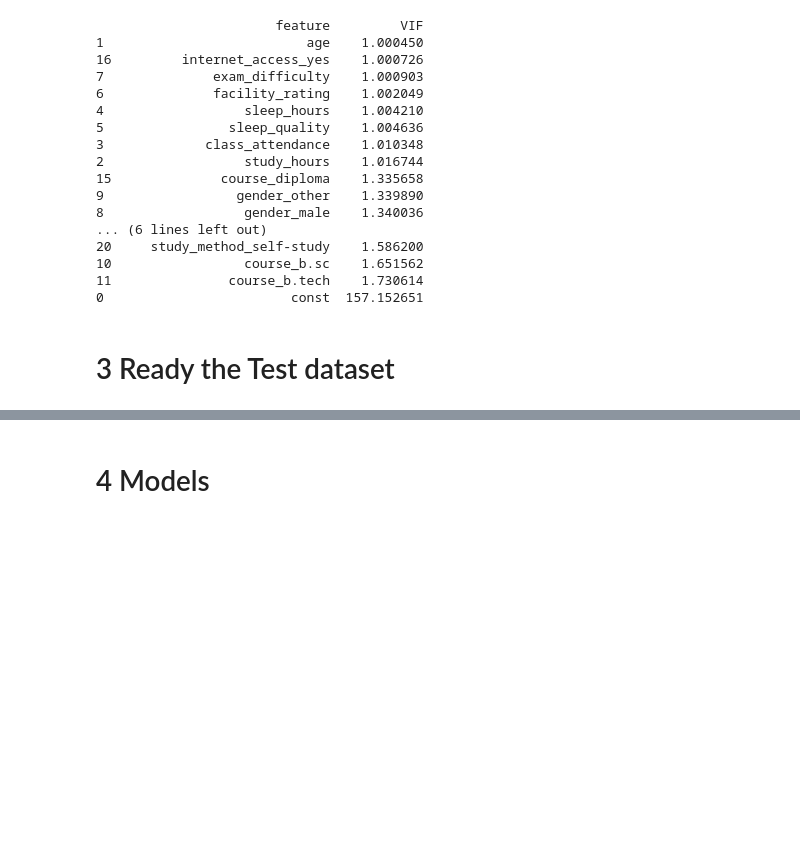
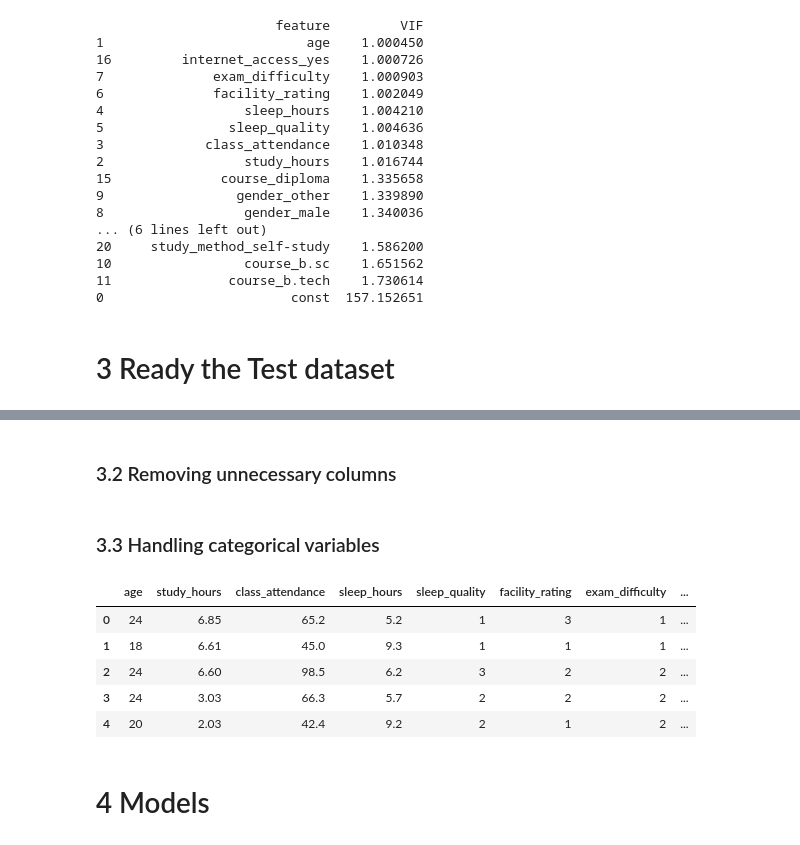
Before and after one commit to NithishaMarripelly/Kaggle_playground_S06_E01, a Jupyter notebook: Test_scores.ipynb, the cells around one changed output, grey strips where cells are left out. Saved outputs shown, nothing was run; the diff lists cells and outputs as text; code cells hidden in the pictures; blank space fills up the shorter version.

```diff
--- a/Test_scores.ipynb
+++ b/Test_scores.ipynb
@@ -148,3 +150,29 @@ print(vif_data.sort_values(by="VIF", ascending= True))
+# %%
+df_test = pd.read_csv("Data/test.csv")
+# %% [markdown]
+### 3.2 Removing unnecessary columns
+# %%
+test_id = df_test["id"]
+df_test = df_test.drop("id", axis= 1)
+# %% [markdown]
+### 3.3 Handling categorical variables
+# %%
+# Label encoding
+df_test["sleep_quality"] = df_test["sleep_quality"].map({"poor":1, "average":2, "good":3})
+df_test["exam_difficulty"] = df_test["exam_difficulty"].map({"easy":1, "moderate":2, "hard":3})
+df_test["facility_rating"] = df_test["facility_rating"].map({"low":1, "medium":2, "high":3})
+
+# One-hot encoding
+df_test = pd.get_dummies(df_test, columns=["gender", "course", "internet_access", "study_method"], drop_first= True, dtype=int)
+# %%
+df_test.head()
+# %% [output]
+|  | age | study_hours | class_attendance | sleep_hours | sleep_quality | facility_rating | exam_difficulty | ... |
+| 0 | 24 | 6.85 | 65.2 | 5.2 | 1 | 3 | 1 | ... |
+| 1 | 18 | 6.61 | 45.0 | 9.3 | 1 | 1 | 1 | ... |
+| 2 | 24 | 6.60 | 98.5 | 6.2 | 3 | 2 | 2 | ... |
+| 3 | 24 | 3.03 | 66.3 | 5.7 | 2 | 2 | 2 | ... |
+| 4 | 20 | 2.03 | 42.4 | 9.2 | 2 | 1 | 2 | ... |
 # %% [markdown]
 # 4 Models
 # %% [markdown]
```
Also changed, not shown: parts of 7 cells of this notebook.
